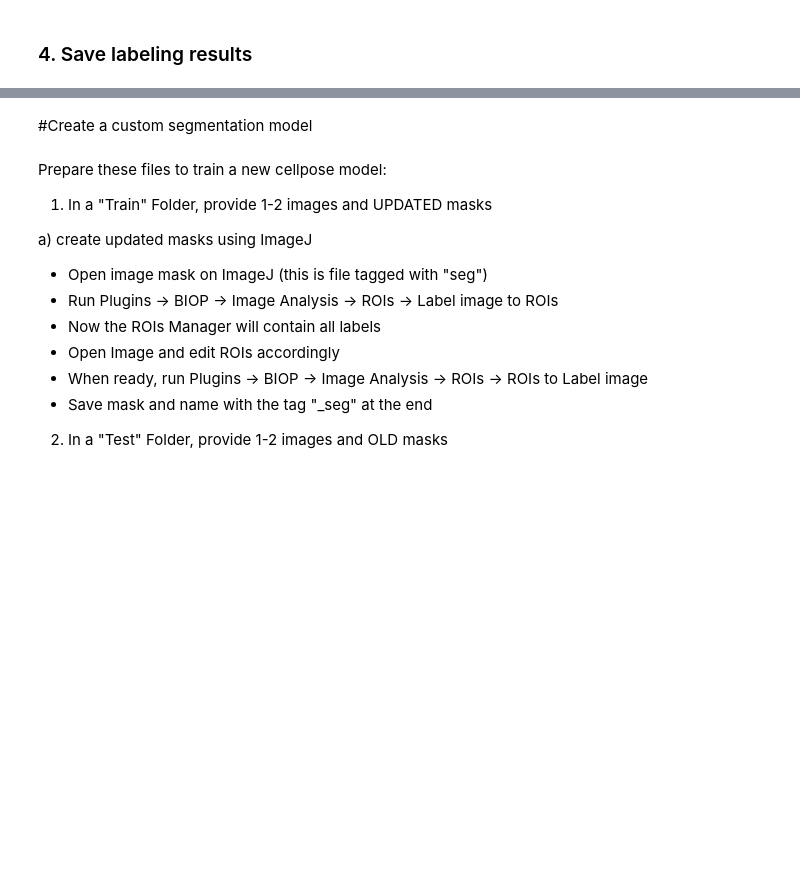
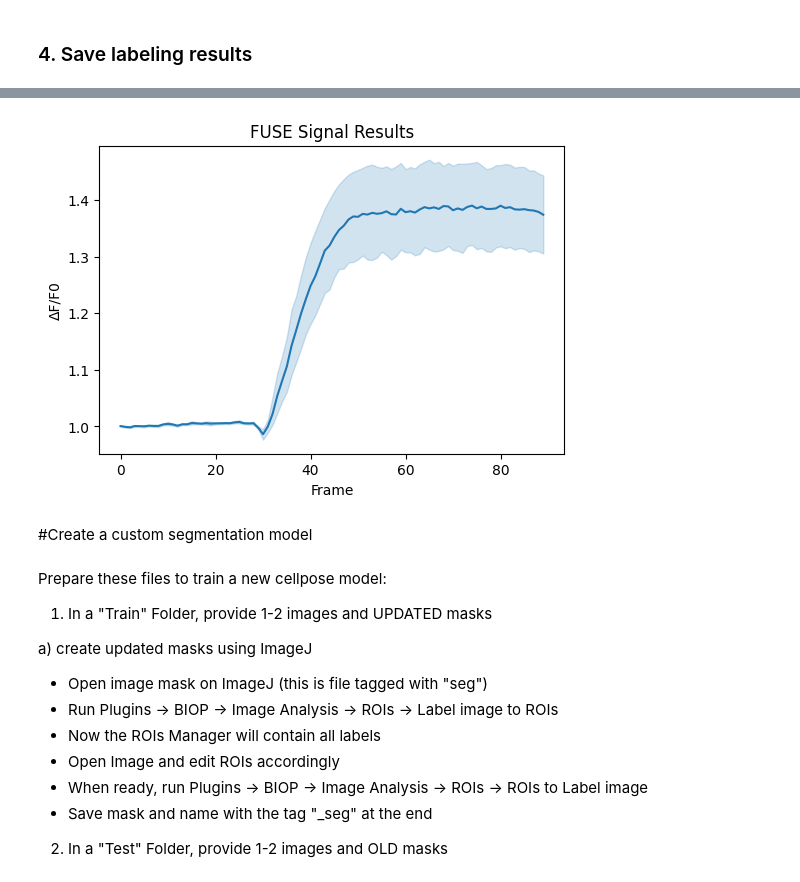
Before and after one commit to justindaholee/FUSE, a Jupyter notebook: FUSE.ipynb, the cells around one changed output, grey strips where cells are left out. Drawn from its saved outputs; the diff is of its cells as text; code cells hidden in the pictures; blank space fills up the shorter version.

```diff
--- a/FUSE.ipynb
+++ b/FUSE.ipynb
@@ -881,7 +1032,7 @@ master_df.to_csv(folder + "/" + date + "_" + expID + "/" + date + "_" + expID +
 #@markdown **Please provide the required input information.**
 
 #@markdown Define a search radius:
-search_radius = 50 #@param {type:"number"}
+search_radius = 30 #@param {type:"number"}
 #@markdown Define the minimum percentage of frames in which a cell must be found to be considered connected:
 min_connectivity = 100 #@param {type:"number"}
 
@@ -924,7 +1075,8 @@ new_folder = os.path.join(image_folder, str(date + "_" + expID))
 # Import .csv
 info_path = os.path.join(new_folder, str(date + "_" + expID + ".csv"))
 if os.path.exists(info_path):
-  info_df = pd.read_csv(info_path)
+  parse_dtypes = {ID: 'str' for ID in parseID}
+  info_df = pd.read_csv(info_path, dtype=parse_dtypes)
 else:
   raise FileNotFoundError(f"{info_path} not found")
 
@@ -963,7 +1115,7 @@ for selected_img in tqdm(imgs_to_label, desc='Processing files'):
   # Generate file_df to keep relevant img info
   file_df = info_df.copy()
   file_df = file_df[file_df['Channel'].astype(str) == channelToSegment]
-  img_parsables = selected_img.split(".")[0].split(seperator)
+  img_parsables = selected_img.split(".")[0].split(separator)
 
   for i, component in enumerate(parseID):
     file_df = file_df[file_df[component].astype(str) == img_parsables[i]]
@@ -1376 +1504,54 @@ else:
+# %%
+#@title 2. Preview results
+#@markdown Running this block will derive and display the desired signal
+
+gc.collect()
+pd.options.mode.chained_assignment = None  # default='warn'
+
+# Check that setup is complete
+if 'folder' in locals():
+  pass
+else:
+  raise RuntimeError("Experiment information not found, please complete and run required code blocks.")
+
+# Import info_df
+new_folder = os.path.join(folder, str(date + "_" + expID))
+file_list = [f for f in os.listdir(folder) if f.endswith('.tif')]
+info_path = os.path.join(new_folder, str(date + "_" + expID + ".csv"))
+if os.path.exists(info_path):
+  parse_dtypes = {ID: 'str' for ID in parseID}
+  info_df = pd.read_csv(info_path, dtype=parse_dtypes)
+else:
+  raise FileNotFoundError(f"{info_path} not found")
+
+# Build signal information  dictionary
+signal_info = {
+  'type': signal_type,
+  'name': signal_name.value
+  }
+for name in signal_params:
+  signal_info[name] = signal_params[name].value
+
+# Derive signal
+info_df = get_signal(info_df, file_list, parseID, separator, signal_info)
+
+# Plot signal
+color_set = None if color_by_input.value == 'None' else color_by_input.value
+style_set = None if style_by_input.value == 'None' else style_by_input.value
+if fs_input.value == 0:
+  x_label, x_axis = 'Frame', info_df['Frame']
+else:
+  x_label, x_axis = 'Time (s)', info_df['Frame'] / fs_input.value
+
+fig, ax = plt.subplots(figsize=(6,4))
+ax = sns.lineplot(
+  data=info_df,
+  x=x_axis,
+  y=signal_name.value,
+  hue=color_set,
+  style=style_set
+  ).set(title=plot_title.value, xlabel=x_label, ylabel=signal_name.value)
+plt.show()
+# %% [output]
+[figure, added]
 # %%
```
Also changed, not shown: parts of 18 cells of this notebook.
